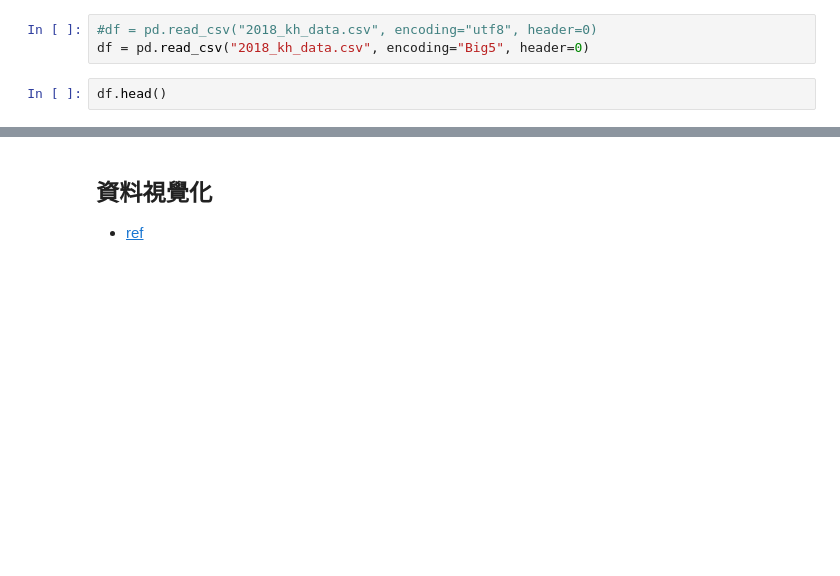
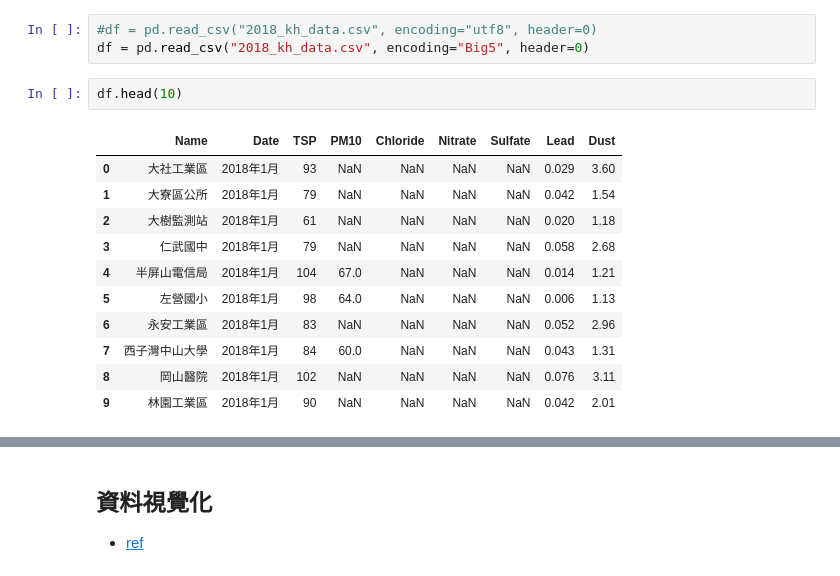
Before and after one commit to maloyang/KH20220820_Python_ML_DL, a Jupyter notebook: W03/W03_3_pandas.ipynb, the cells around one changed output, grey strips where cells are left out. Cells and saved outputs as stored; diff of their text form; blank space fills up the shorter version.

```diff
--- a/W03/W03_3_pandas.ipynb
+++ b/W03/W03_3_pandas.ipynb
@@ -52,5 +148,17 @@ df.iloc[1]
 #df = pd.read_csv("2018_kh_data.csv", encoding="utf8", header=0)
 df = pd.read_csv("2018_kh_data.csv", encoding="Big5", header=0)
 # %%
-df.head()
+df.head(10)
+# %% [output]
+|  | Name | Date | TSP | PM10 | Chloride | Nitrate | Sulfate | Lead | Dust |
+| 0 | 大社工業區 | 2018年1月 | 93 | NaN | NaN | NaN | NaN | 0.029 | 3.60 |
+| 1 | 大寮區公所 | 2018年1月 | 79 | NaN | NaN | NaN | NaN | 0.042 | 1.54 |
+| 2 | 大樹監測站 | 2018年1月 | 61 | NaN | NaN | NaN | NaN | 0.020 | 1.18 |
+| 3 | 仁武國中 | 2018年1月 | 79 | NaN | NaN | NaN | NaN | 0.058 | 2.68 |
+| 4 | 半屏山電信局 | 2018年1月 | 104 | 67.0 | NaN | NaN | NaN | 0.014 | 1.21 |
+| 5 | 左營國小 | 2018年1月 | 98 | 64.0 | NaN | NaN | NaN | 0.006 | 1.13 |
+| 6 | 永安工業區 | 2018年1月 | 83 | NaN | NaN | NaN | NaN | 0.052 | 2.96 |
+| 7 | 西子灣中山大學 | 2018年1月 | 84 | 60.0 | NaN | NaN | NaN | 0.043 | 1.31 |
+| 8 | 岡山醫院 | 2018年1月 | 102 | NaN | NaN | NaN | NaN | 0.076 | 3.11 |
+| 9 | 林園工業區 | 2018年1月 | 90 | NaN | NaN | NaN | NaN | 0.042 | 2.01 |
 # %%
```
Also changed, not shown: parts of 30 cells of this notebook, 5 other files.
